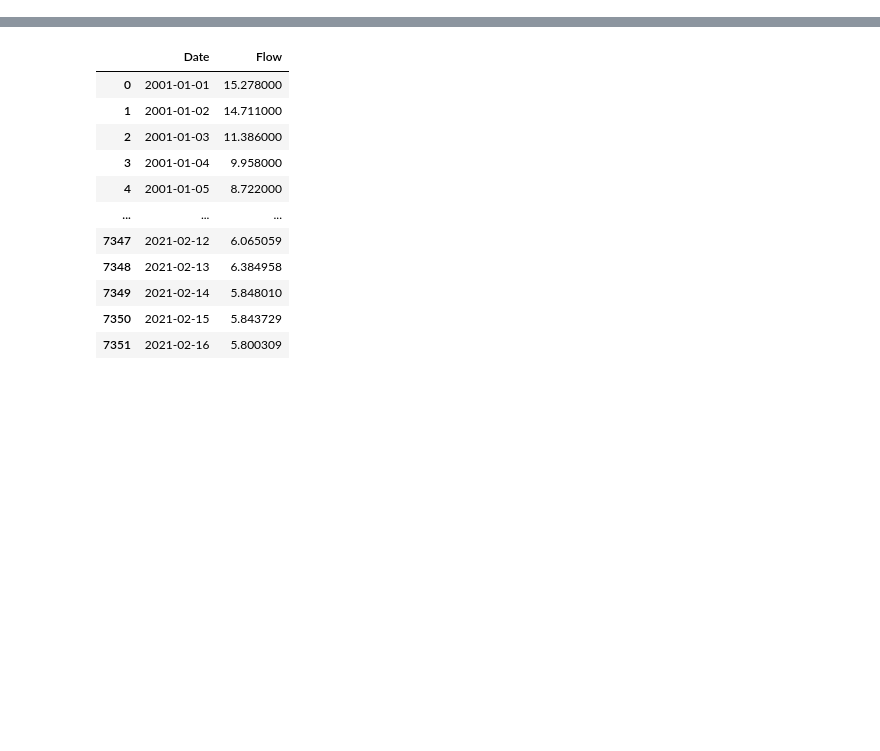
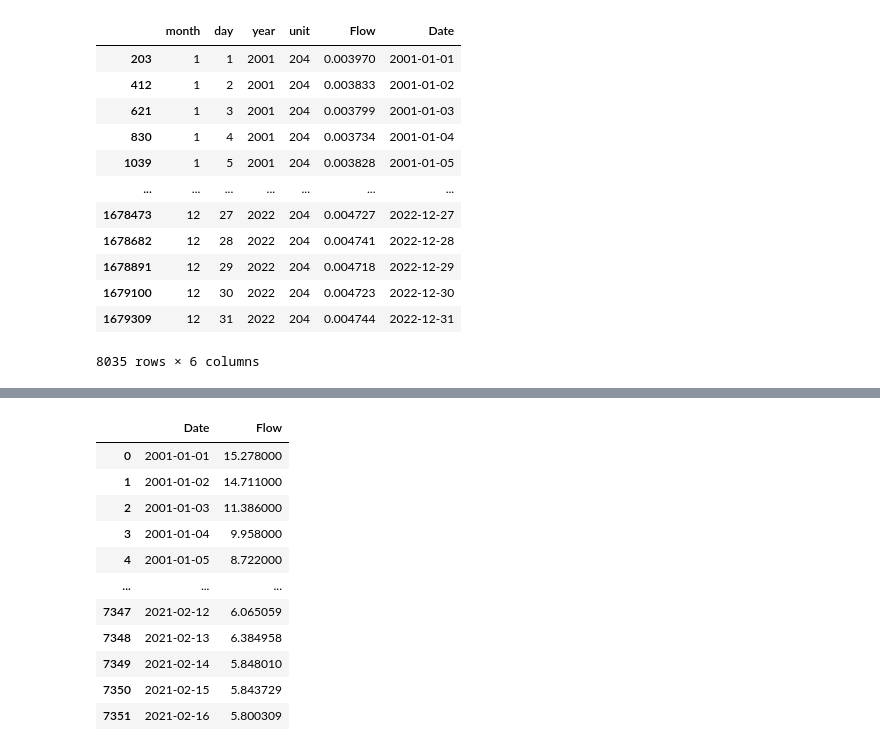
Before and after one commit to icra/IHA, a Jupyter notebook: test.ipynb, the cells around one changed output, grey strips where cells are left out. Drawn from its saved outputs; the diff is of its cells as text; code cells hidden in the pictures; blank space fills up the shorter version.

```diff
--- a/test.ipynb
+++ b/test.ipynb
@@ -38,0 +65,19 @@ df.head()
+# %%
+#Select columns where their unit value is 209
+df = df[df['unit'] == 204]
+
+df
+# %% [output]
+|  | month | day | year | unit | Flow | Date |
+| 203 | 1 | 1 | 2001 | 204 | 0.003970 | 2001-01-01 |
+| 412 | 1 | 2 | 2001 | 204 | 0.003833 | 2001-01-02 |
+| 621 | 1 | 3 | 2001 | 204 | 0.003799 | 2001-01-03 |
+| 830 | 1 | 4 | 2001 | 204 | 0.003734 | 2001-01-04 |
+| 1039 | 1 | 5 | 2001 | 204 | 0.003828 | 2001-01-05 |
+| ... | ... | ... | ... | ... | ... | ... |
+| 1678473 | 12 | 27 | 2022 | 204 | 0.004727 | 2022-12-27 |
+| 1678682 | 12 | 28 | 2022 | 204 | 0.004741 | 2022-12-28 |
+| 1678891 | 12 | 29 | 2022 | 204 | 0.004718 | 2022-12-29 |
+| 1679100 | 12 | 30 | 2022 | 204 | 0.004723 | 2022-12-30 |
+| 1679309 | 12 | 31 | 2022 | 204 | 0.004744 | 2022-12-31 |
+8035 rows × 6 columns
```
Also changed, not shown: parts of 35 cells of this notebook, 1 other file.
